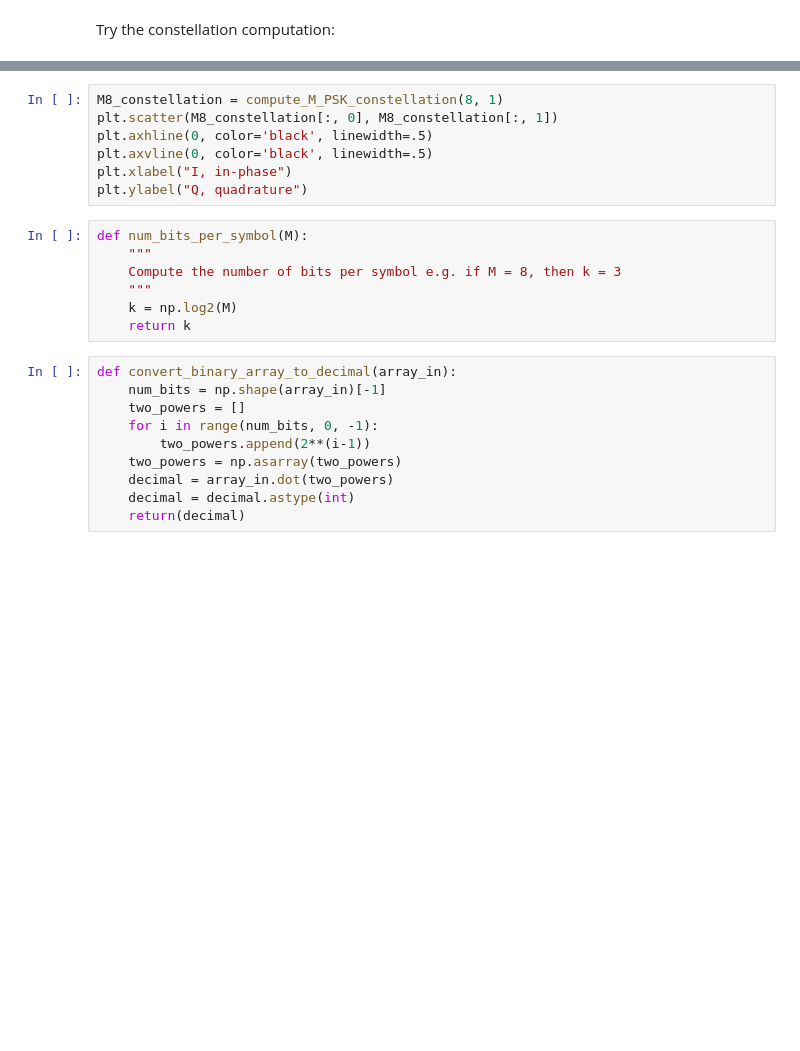
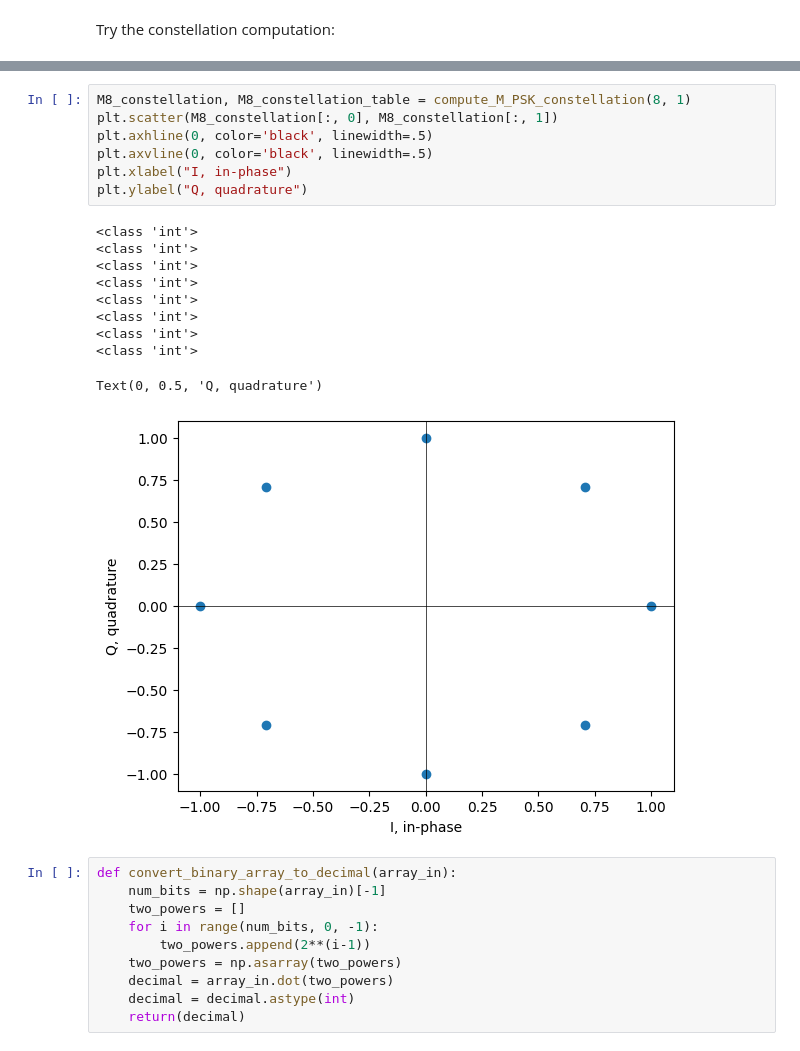
Before and after one commit to joshuamhtsang/mini_essays, a Jupyter notebook: 2024-10-06_ber_vs_EbN0/ber_vs_EbN0.ipynb, the cells around one changed output, grey strips where cells are left out. Cells and saved outputs as stored; diff of their text form; blank space fills up the shorter version.

```diff
--- a/2024-10-06_ber_vs_EbN0/ber_vs_EbN0.ipynb
+++ b/2024-10-06_ber_vs_EbN0/ber_vs_EbN0.ipynb
@@ -41,17 +71,21 @@ plt.ylabel("Q, quadrature")
 # %%
-M8_constellation = compute_M_PSK_constellation(8, 1)
+M8_constellation, M8_constellation_table = compute_M_PSK_constellation(8, 1)
 plt.scatter(M8_constellation[:, 0], M8_constellation[:, 1])
 plt.axhline(0, color='black', linewidth=.5)
 plt.axvline(0, color='black', linewidth=.5)
 plt.xlabel("I, in-phase")
 plt.ylabel("Q, quadrature")
+# %% [output]
+<class 'int'>
+<class 'int'>
+<class 'int'>
+<class 'int'>
+<class 'int'>
+<class 'int'>
+<class 'int'>
+<class 'int'>
+Text(0, 0.5, 'Q, quadrature')
+[figure, added]
-# %%
-def num_bits_per_symbol(M):
-    """
-    Compute the number of bits per symbol e.g. if M = 8, then k = 3
-    """
-    k = np.log2(M)
-    return k
 # %%
 def convert_binary_array_to_decimal(array_in):
     num_bits = np.shape(array_in)[-1]
```
Also changed, not shown: parts of 14 cells of this notebook.
